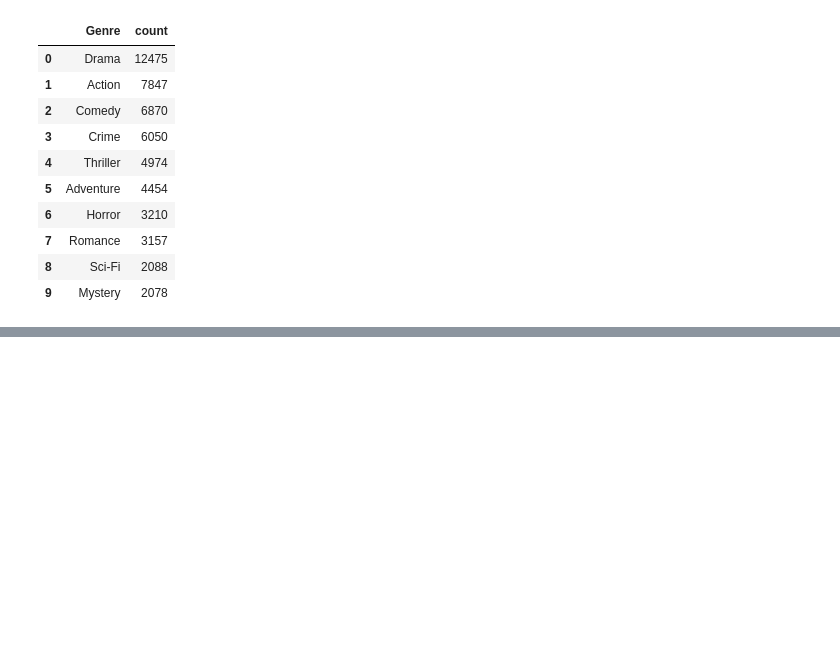
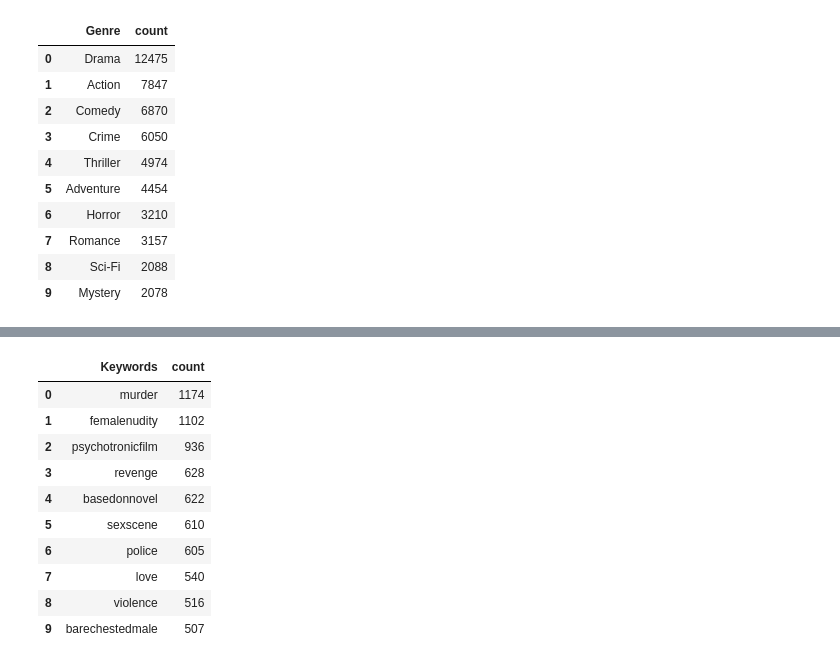
Before and after one commit to liboliang01/Movie_Analysis, a Jupyter notebook: genre_analysis.ipynb, the cells around one changed output, grey strips where cells are left out. Saved outputs shown, nothing was run; the diff lists cells and outputs as text; code cells hidden in the pictures; blank space fills up the shorter version.

```diff
--- a/genre_analysis.ipynb
+++ b/genre_analysis.ipynb
@@ -64,0 +102,20 @@ plt.show()
+# %%
+# explode Generes to a new column Genre
+df = df.select(df['movie title'], explode(split(df['Plot Kyeword'],",")).alias('Keywords'))
+
+df = df.groupBy(df['Keywords']).count().orderBy('count', ascending=False)
+
+top_genres = df.limit(10).toPandas()
+top_genres
+# %% [output]
+|  | Keywords | count |
+| 0 | murder | 1174 |
+| 1 | femalenudity | 1102 |
+| 2 | psychotronicfilm | 936 |
+| 3 | revenge | 628 |
+| 4 | basedonnovel | 622 |
+| 5 | sexscene | 610 |
+| 6 | police | 605 |
+| 7 | love | 540 |
+| 8 | violence | 516 |
+| 9 | barechestedmale | 507 |
```
Also changed, not shown: parts of 9 cells of this notebook, 1 other file.
